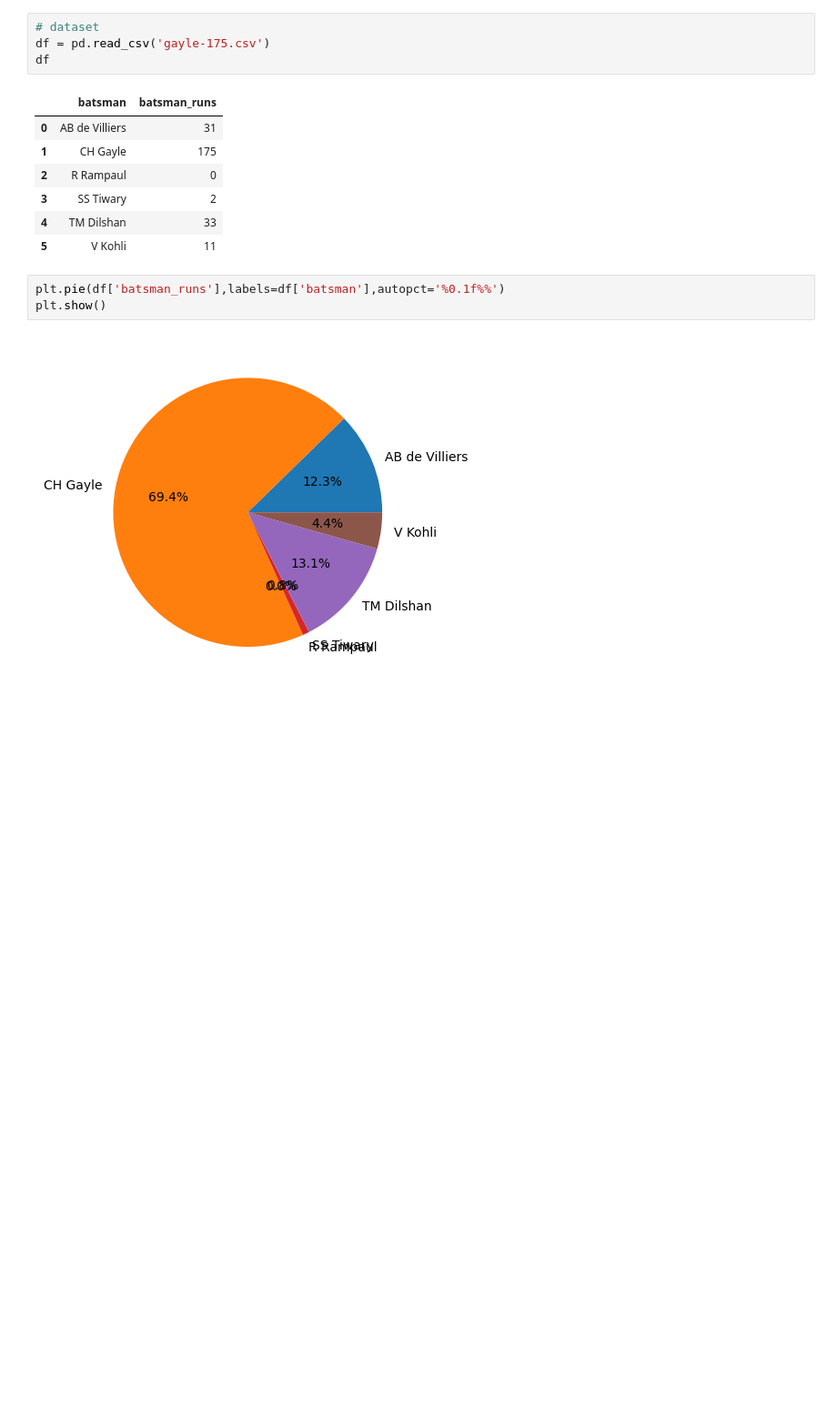
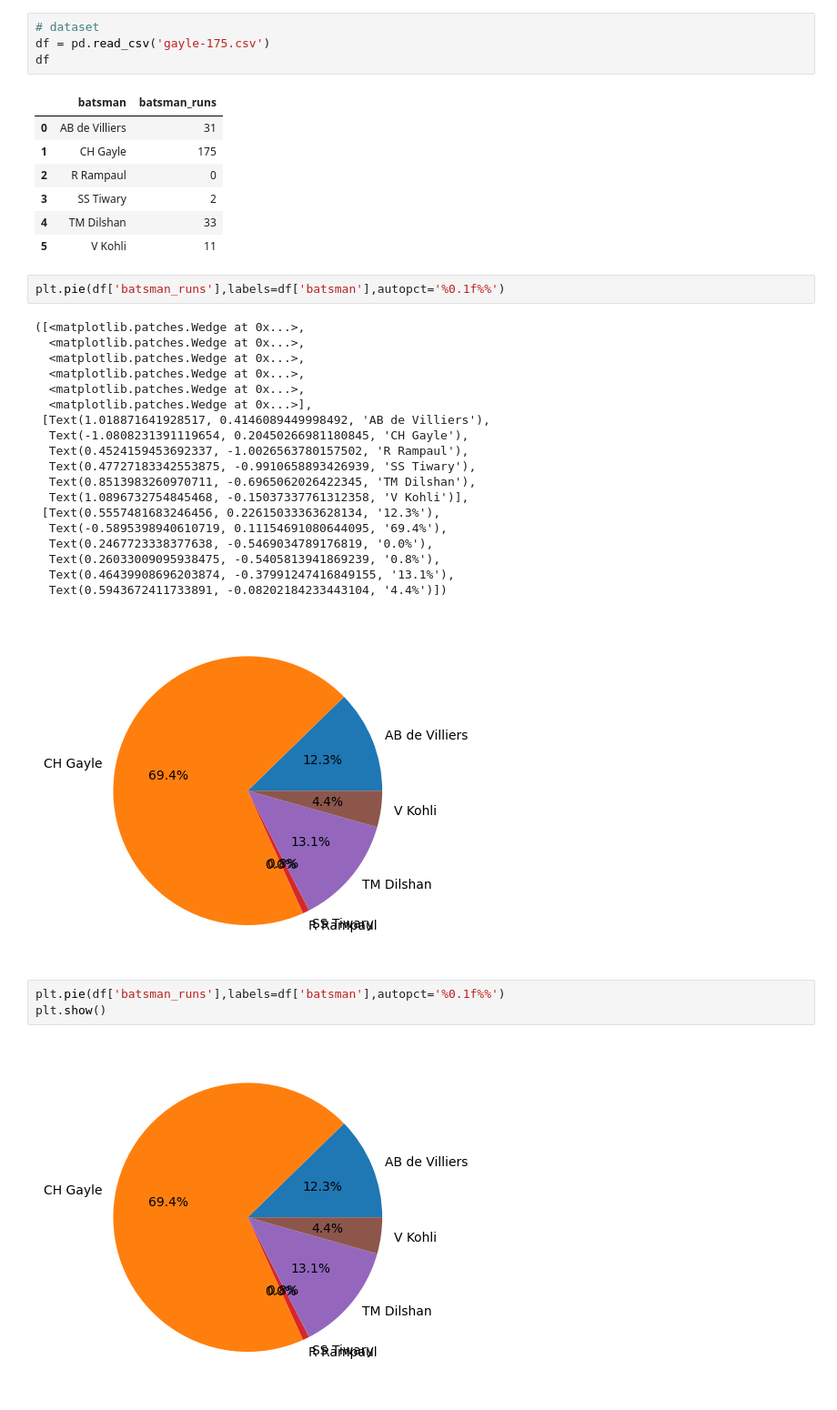
Before and after one commit to nadim-altaf/data-science-mentorship-campusx, a Jupyter notebook: Matplotlib/session_23_matplotlib.ipynb, the cells around one changed output. Shown at 91% size. Drawn from its saved outputs; the diff is of its cells as text; blank space fills up the shorter version.

```diff
--- a/Matplotlib/session_23_matplotlib.ipynb
+++ b/Matplotlib/session_23_matplotlib.ipynb
@@ -508,6 +508,28 @@ df
 | 3 | SS Tiwary | 2 |
 | 4 | TM Dilshan | 33 |
 | 5 | V Kohli | 11 |
+# %%
+plt.pie(df['batsman_runs'],labels=df['batsman'],autopct='%0.1f%%')
+# %% [output]
+([<matplotlib.patches.Wedge at 0x...>,
+  <matplotlib.patches.Wedge at 0x...>,
+  <matplotlib.patches.Wedge at 0x...>,
+  <matplotlib.patches.Wedge at 0x...>,
+  <matplotlib.patches.Wedge at 0x...>,
+  <matplotlib.patches.Wedge at 0x...>],
+ [Text(1.018871641928517, 0.4146089449998492, 'AB de Villiers'),
+  Text(-1.0808231391119654, 0.20450266981180845, 'CH Gayle'),
+  Text(0.4524159453692337, -1.0026563780157502, 'R Rampaul'),
+  Text(0.47727183342553875, -0.9910658893426939, 'SS Tiwary'),
+  Text(0.8513983260970711, -0.6965062026422345, 'TM Dilshan'),
+  Text(1.0896732754845468, -0.15037337761312358, 'V Kohli')],
+ [Text(0.5557481683246456, 0.22615033363628134, '12.3%'),
+  Text(-0.5895398940610719, 0.11154691080644095, '69.4%'),
+  Text(0.2467723338377638, -0.5469034789176819, '0.0%'),
+  Text(0.26033009095938475, -0.5405813941869239, '0.8%'),
+  Text(0.46439908696203874, -0.37991247416849155, '13.1%'),
+  Text(0.5943672411733891, -0.08202184233443104, '4.4%')])
+[figure, added]
 # %%
 plt.pie(df['batsman_runs'],labels=df['batsman'],autopct='%0.1f%%')
 plt.show()
```
Also changed, not shown: parts of 5 cells of this notebook.
